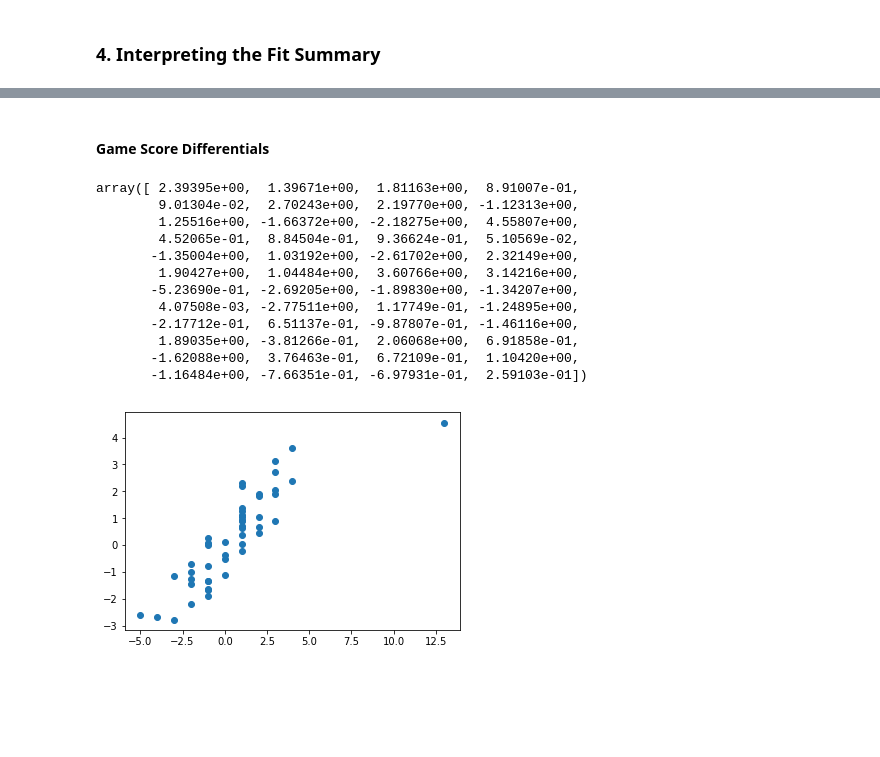
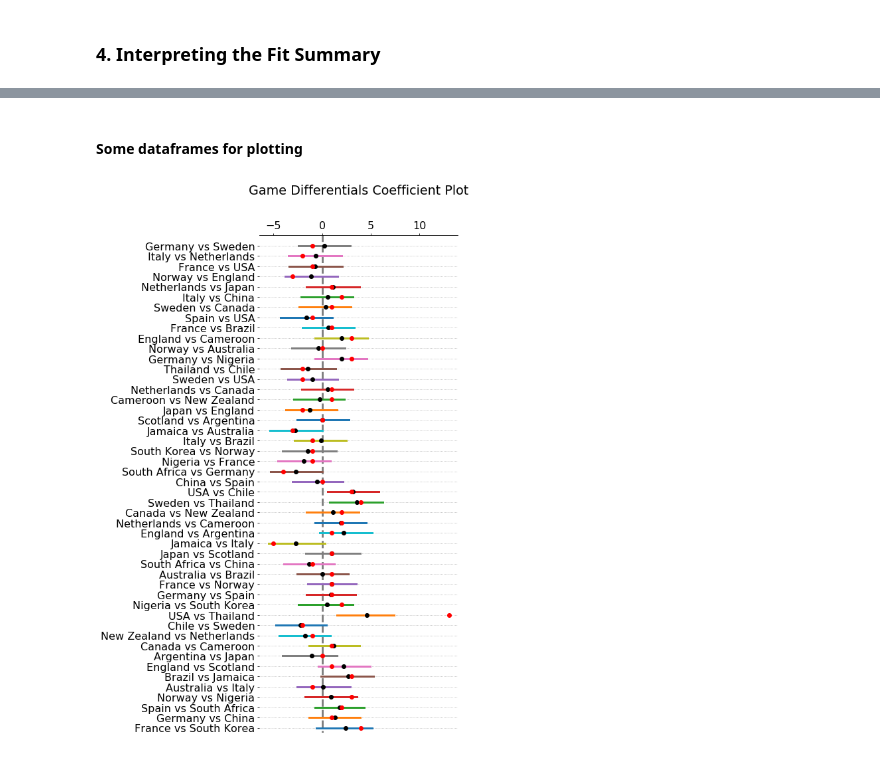
Before and after one commit to nityamd/test_tutorial, a Jupyter notebook: Scratchwork.ipynb, the cells around one changed output, grey strips where cells are left out. Drawn from its saved outputs; the diff is of its cells as text; code cells hidden in the pictures; blank space fills up the shorter version.

Commit message:
some plots

```diff
--- a/Scratchwork.ipynb
+++ b/Scratchwork.ipynb
@@ -227,3 +201,4 @@ df1['y']
 # %%
-ability_filter = [col for col in df1 if col.startswith('ability')]
-yrep_filter = [col for col in df1 if col.startswith('y_rep')]
+dft = df.transpose()
+ability_filter = [col for col in dft if col.startswith('ability')]
+yrep_filter = [col for col in dft if col.startswith('y_rep')]
@@ -238,4 +205,6 @@ array(['USA', 'France', 'Germany', 'Australia', 'Netherlands', 'England',
 # %%
+#Abilities
+abilities = dft[ability_filter]
+
 #Team Differentials
-td = df1[yrep_filter]
-abilities = df1[ability_filter]
+td = dft[yrep_filter]
@@ -280,25 +239,18 @@ plt.show()
 # %% [markdown]
-<h4> Game Score Differentials </h4>
+<h4> Some dataframes for plotting </h4>
-# %%
-team_differentials = df[52:]['Mean'].values
-team_differentials
-# %% [output]
-array([ 2.39395e+00,  1.39671e+00,  1.81163e+00,  8.91007e-01,
-        9.01304e-02,  2.70243e+00,  2.19770e+00, -1.12313e+00,
-        1.25516e+00, -1.66372e+00, -2.18275e+00,  4.55807e+00,
-        4.52065e-01,  8.84504e-01,  9.36624e-01,  5.10569e-02,
-       -1.35004e+00,  1.03192e+00, -2.61702e+00,  2.32149e+00,
-        1.90427e+00,  1.04484e+00,  3.60766e+00,  3.14216e+00,
-       -5.23690e-01, -2.69205e+00, -1.89830e+00, -1.34207e+00,
-        4.07508e-03, -2.77511e+00,  1.17749e-01, -1.24895e+00,
-       -2.17712e-01,  6.51137e-01, -9.87807e-01, -1.46116e+00,
-        1.89035e+00, -3.81266e-01,  2.06068e+00,  6.91858e-01,
-       -1.62088e+00,  3.76463e-01,  6.72109e-01,  1.10420e+00,
-       -1.16484e+00, -7.66351e-01, -6.97931e-01,  2.59103e-01])
+# %%
+df_teamdifferentials = pd.DataFrame({'midway': td.loc['50%'].values,
+                                       'names': match_list})
+df_teamdifferentials.loc[:, 'left'] = td.loc['5%'].values
+df_teamdifferentials.loc[:, 'right'] = td.loc['95%'].values
 # %%
-score_differentials = [matches['score1'][i]-matches['score2'][i]  for i in range(len(matches))]
+actual_differentials = np.array([matches['score1'][i]-matches['score2'][i]  for i in range(len(matches))])
-# %%
-plt.scatter(score_differentials,team_differentials)
-plt.show()
-# %% [output]
-[figure, removed]
+# %%
+coefficient_plot(df_teamdifferentials['midway'], df_teamdifferentials['left'],
+                 df_teamdifferentials['right'], actual_differentials,
+                 names=df_teamdifferentials['names'],
+                 title='Game Differentials Coefficient Plot')
+plt.tight_layout()
+plt.savefig('/Users/nitya/Desktop/Predictions.png')
+# %% [output]
+[figure, added]
```
Also changed, not shown: parts of 19 cells of this notebook, 5 other files.
